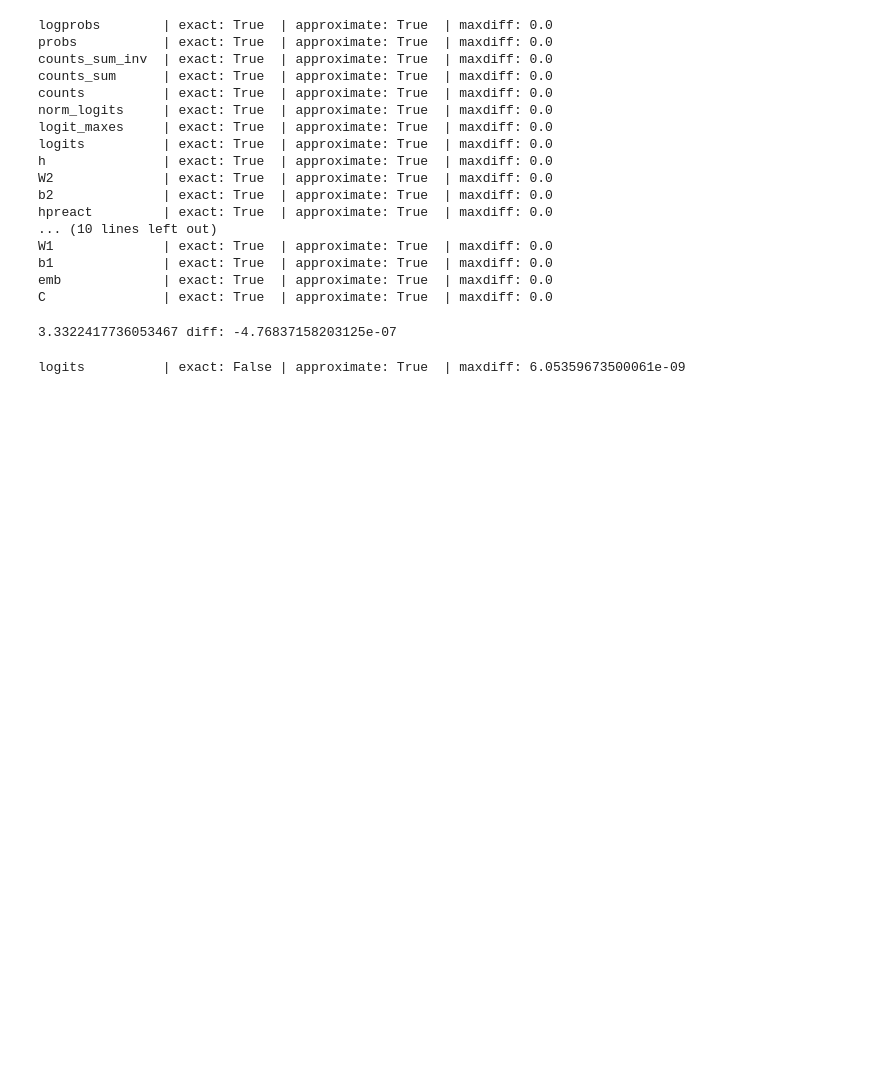
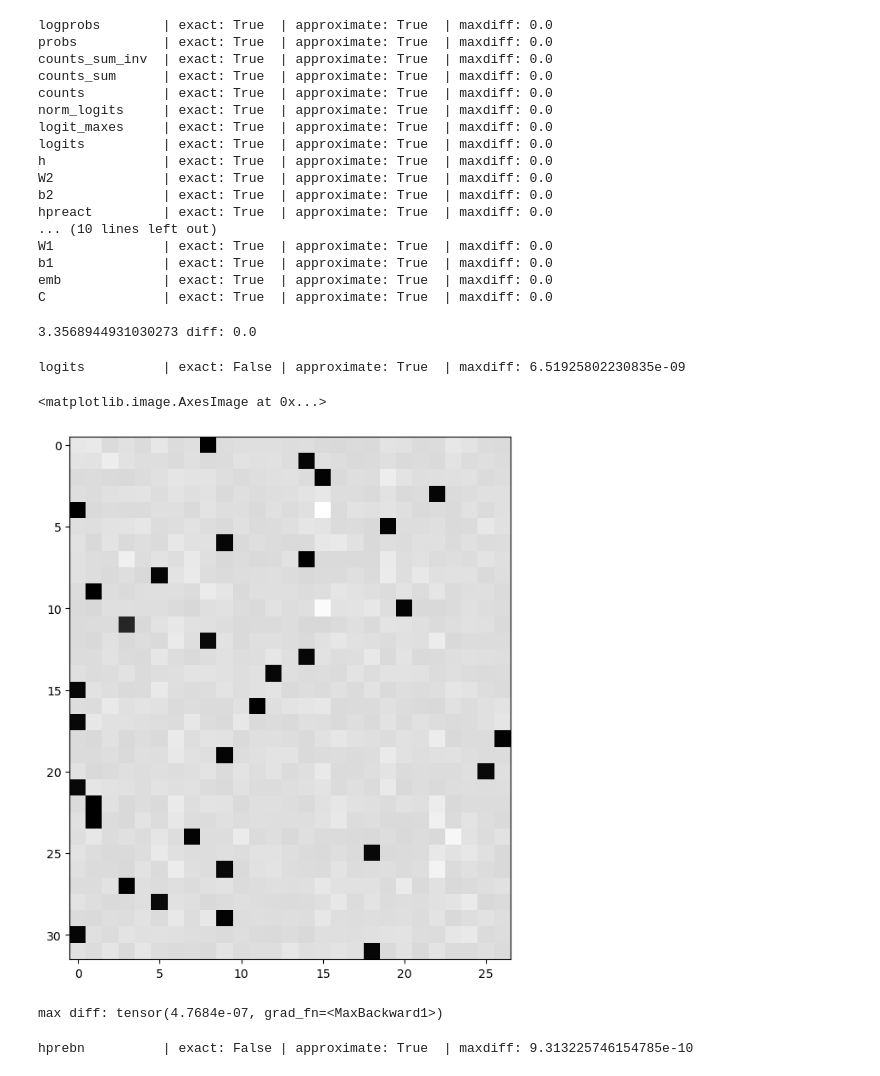
Before and after one commit to ribhuji/nn-learning, a Jupyter notebook: makemore-part4.ipynb, the cells around one changed output. Saved outputs shown, nothing was run; the diff lists cells and outputs as text; code cells hidden in the pictures; blank space fills up the shorter version.

Commit message:
backpropogation full

```diff
--- a/makemore-part4.ipynb
+++ b/makemore-part4.ipynb
@@ -450,16 +450,66 @@ W1              | exact: True  | approximate: True  | maxdiff: 0.0
 b1              | exact: True  | approximate: True  | maxdiff: 0.0
 emb             | exact: True  | approximate: True  | maxdiff: 0.0
 C               | exact: True  | approximate: True  | maxdiff: 0.0
-# %%
-loss_fast = F.cross_entropy(logits, Yb)
-print(loss_fast.item(), 'diff:', (loss_fast - loss).item())
-# %% [output]
-3.3322417736053467 diff: -4.76837158203125e-07
-# %%
-dlogits = F.softmax(logits, 1)
-dlogits[range(n), Yb] -= 1
-dlogits /= n
-
-cmp('logits', dlogits, logits)
-# %% [output]
-logits          | exact: False | approximate: True  | maxdiff: 6.05359673500061e-09
+# %%
+# Exercise 2: backprop through cross_entropy but all in one go
+# to complete this challenge look at the mathematical expression of the loss,
+# take the derivative, simplify the expression, and just write it out
+
+# forward pass
+
+# before:
+# logit_maxes = logits.max(1, keepdim=True).values
+# norm_logits = logits - logit_maxes # subtract max for numerical stability
+# counts = norm_logits.exp()
+# counts_sum = counts.sum(1, keepdims=True)
+# counts_sum_inv = counts_sum**-1 # if I use (1.0 / counts_sum) instead then I can't get backprop to be bit exact...
+# probs = counts * counts_sum_inv
+# logprobs = probs.log()
+# loss = -logprobs[range(n), Yb].mean()
+
+# now:
+loss_fast = F.cross_entropy(logits, Yb)
+print(loss_fast.item(), 'diff:', (loss_fast - loss).item())
+# %% [output]
+3.3568944931030273 diff: 0.0
+# %%
+dlogits = F.softmax(logits, 1)
+dlogits[range(n), Yb] -=1
+dlogits /= n
+
+cmp('logits', dlogits, logits)
+# %% [output]
+logits          | exact: False | approximate: True  | maxdiff: 6.51925802230835e-09
+# %%
+plt.figure(figsize=(8,8))
+plt.imshow(dlogits.detach(), cmap='gray')
+# %% [output]
+<matplotlib.image.AxesImage at 0x...>
+[figure, added]
+# %%
+# Exercise 3: backprop through batchnorm but all in one go
+# to complete this challenge look at the mathematical expression of the output of batchnorm,
+# take the derivative w.r.t. its input, simplify the expression, and just write it out
+
+# forward pass
+
+# before:
+# bnmeani = 1/n*hprebn.sum(0, keepdim=True)
+# bndiff = hprebn - bnmeani
+# bndiff2 = bndiff**2
+# bnvar = 1/(n-1)*(bndiff2).sum(0, keepdim=True) # note: Bessel's correction (dividing by n-1, not n)
+# bnvar_inv = (bnvar + 1e-5)**-0.5
+# bnraw = bndiff * bnvar_inv
+# hpreact = bngain * bnraw + bnbias
+
+# now:
+hpreact_fast = bngain * (hprebn - hprebn.mean(0, keepdim=True)) / torch.sqrt(hprebn.var(0, keepdim=True, unbiased=True) + 1e-5) + bnbias
+print('max diff:', (hpreact_fast - hpreact).abs().max())
+# %% [output]
+max diff: tensor(4.7684e-07, grad_fn=<MaxBackward1>)
+# %%
+dhprebn = bngain*bnvar_inv/n * (n*dhpreact - dhpreact.sum(0) - n/(n-1)*bnraw*(dhpreact*bnraw).sum(0))
+
+cmp('hprebn', dhprebn, hprebn)
+# %% [output]
+hprebn          | exact: False | approximate: True  | maxdiff: 9.313225746154785e-10
```
Also changed, not shown: parts of 12 cells of this notebook.
